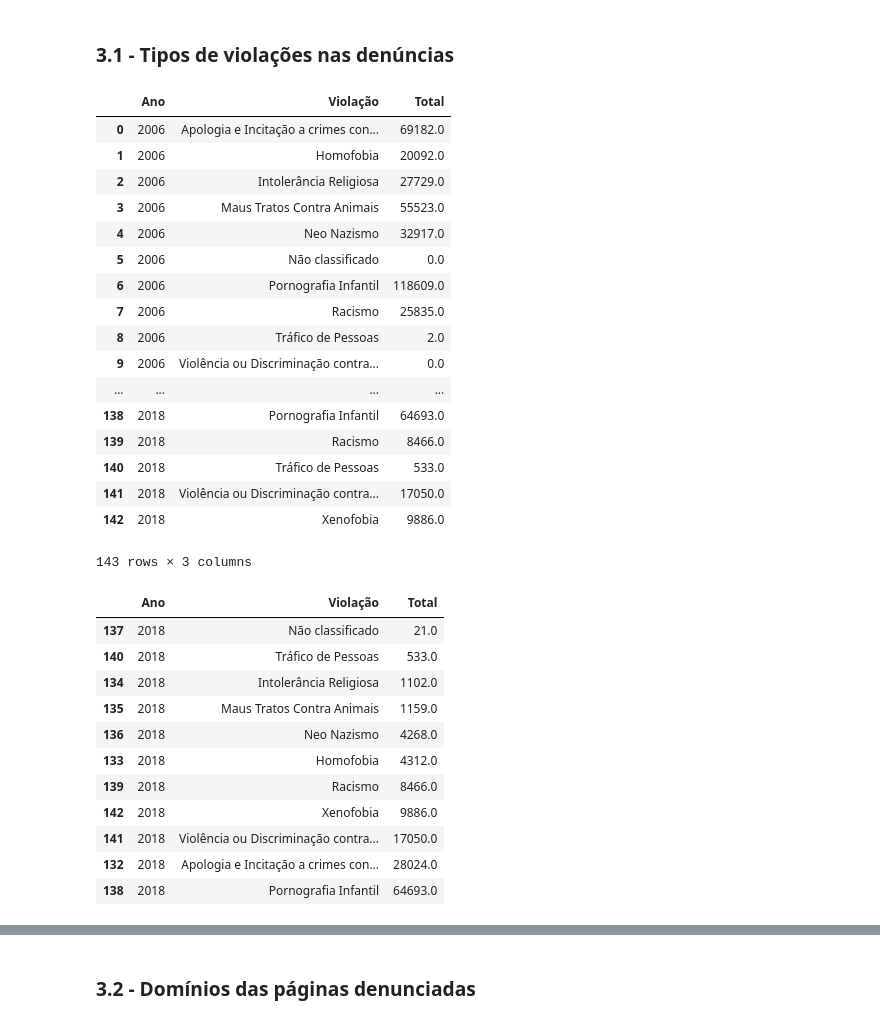
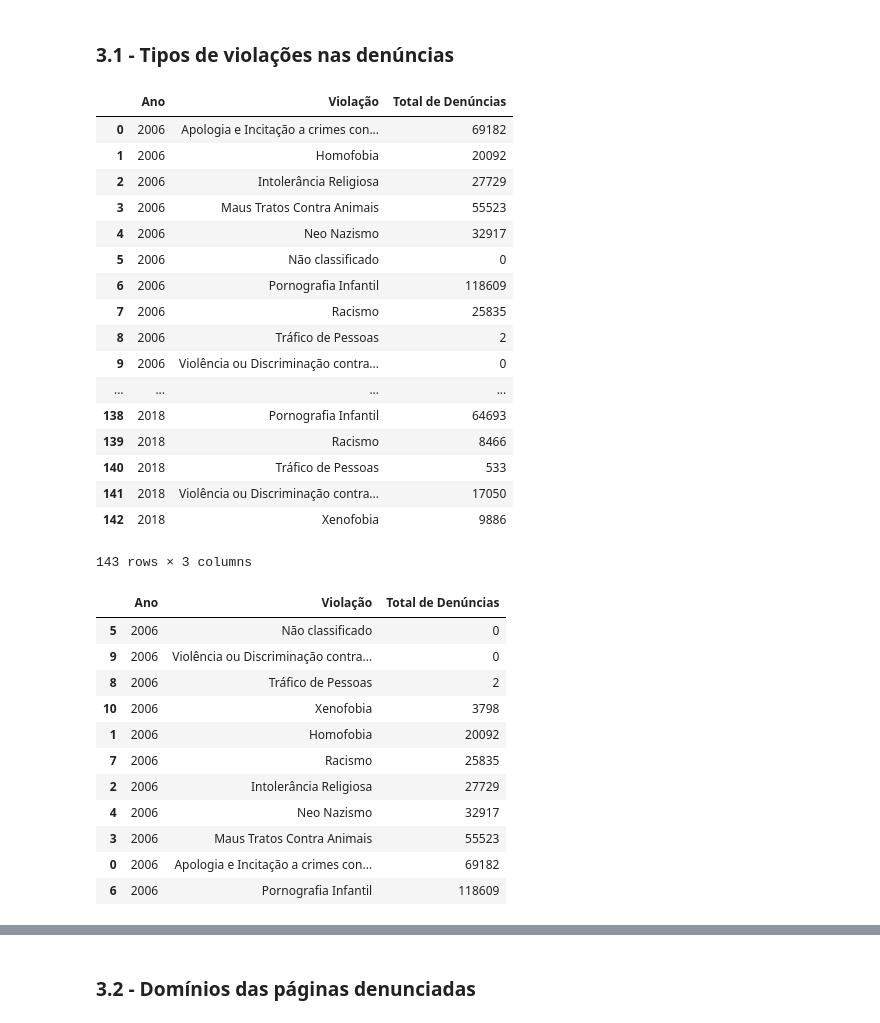
Before and after one commit to DeixeViver/eko-dados, a Jupyter notebook: Notebooks/explorando_indicadores_cnd.ipynb, the cells around one changed output, grey strips where cells are left out. Saved outputs shown, nothing was run; the diff lists cells and outputs as text; code cells hidden in the pictures.

```diff
--- a/Notebooks/explorando_indicadores_cnd.ipynb
+++ b/Notebooks/explorando_indicadores_cnd.ipynb
@@ -84,0 +87,4 @@ dominio.head(5)
+# %%
+violacao.Ano = violacao.Ano.astype(object)
+violacao['Mês Número'] = violacao['Mês Número'].astype(object)
+violacao.dtypes
@@ -87,39 +100,40 @@ dominio.head(5)
 # %% [markdown]
 ### 3.1 - Tipos de violações nas denúncias
 # %%
-violacao_agrupada_ano = violacao[['Total', 'Ano', 'Violação']].groupby(['Ano', 'Violação']).sum().reset_index()
+violacao_agrupada_ano = violacao[['Total de Denúncias', 'Ano', 'Violação']].groupby(['Ano', 'Violação']).sum().reset_index()
 violacao_agrupada_ano
 # %% [output]
-|  | Ano | Violação | Total |
-| 0 | 2006 | Apologia e Incitação a crimes con... | 69182.0 |
-| 1 | 2006 | Homofobia | 20092.0 |
-| 2 | 2006 | Intolerância Religiosa | 27729.0 |
-| 3 | 2006 | Maus Tratos Contra Animais | 55523.0 |
-| 4 | 2006 | Neo Nazismo | 32917.0 |
-| 5 | 2006 | Não classificado | 0.0 |
-| 6 | 2006 | Pornografia Infantil | 118609.0 |
-| 7 | 2006 | Racismo | 25835.0 |
-| 8 | 2006 | Tráfico de Pessoas | 2.0 |
-| 9 | 2006 | Violência ou Discriminação contra... | 0.0 |
+|  | Ano | Violação | Total de Denúncias |
+| 0 | 2006 | Apologia e Incitação a crimes con... | 69182 |
+| 1 | 2006 | Homofobia | 20092 |
+| 2 | 2006 | Intolerância Religiosa | 27729 |
+| 3 | 2006 | Maus Tratos Contra Animais | 55523 |
+| 4 | 2006 | Neo Nazismo | 32917 |
+| 5 | 2006 | Não classificado | 0 |
+| 6 | 2006 | Pornografia Infantil | 118609 |
+| 7 | 2006 | Racismo | 25835 |
+| 8 | 2006 | Tráfico de Pessoas | 2 |
+| 9 | 2006 | Violência ou Discriminação contra... | 0 |
 | ... | ... | ... | ... |
-| 138 | 2018 | Pornografia Infantil | 64693.0 |
-| 139 | 2018 | Racismo | 8466.0 |
-| 140 | 2018 | Tráfico de Pessoas | 533.0 |
-| 141 | 2018 | Violência ou Discriminação contra... | 17050.0 |
-| 142 | 2018 | Xenofobia | 9886.0 |
+| 138 | 2018 | Pornografia Infantil | 64693 |
+| 139 | 2018 | Racismo | 8466 |
+| 140 | 2018 | Tráfico de Pessoas | 533 |
+| 141 | 2018 | Violência ou Discriminação contra... | 17050 |
+| 142 | 2018 | Xenofobia | 9886 |
 143 rows × 3 columns
 # %%
-violacao_agrupada_ano.loc[violacao_agrupada_ano['Ano'] == 2018].sort_values('Total')
+violacao_2018 = violacao_agrupada_ano.loc[violacao_agrupada_ano['Ano'] == 2006].sort_values('Total de Denúncias')
+violacao_2018
 # %% [output]
-|  | Ano | Violação | Total |
-| 137 | 2018 | Não classificado | 21.0 |
-| 140 | 2018 | Tráfico de Pessoas | 533.0 |
-| 134 | 2018 | Intolerância Religiosa | 1102.0 |
-| 135 | 2018 | Maus Tratos Contra Animais | 1159.0 |
-| 136 | 2018 | Neo Nazismo | 4268.0 |
-| 133 | 2018 | Homofobia | 4312.0 |
-| 139 | 2018 | Racismo | 8466.0 |
-| 142 | 2018 | Xenofobia | 9886.0 |
-| 141 | 2018 | Violência ou Discriminação contra... | 17050.0 |
-| 132 | 2018 | Apologia e Incitação a crimes con... | 28024.0 |
-| 138 | 2018 | Pornografia Infantil | 64693.0 |
+|  | Ano | Violação | Total de Denúncias |
+| 5 | 2006 | Não classificado | 0 |
+| 9 | 2006 | Violência ou Discriminação contra... | 0 |
+| 8 | 2006 | Tráfico de Pessoas | 2 |
+| 10 | 2006 | Xenofobia | 3798 |
+| 1 | 2006 | Homofobia | 20092 |
+| 7 | 2006 | Racismo | 25835 |
+| 2 | 2006 | Intolerância Religiosa | 27729 |
+| 4 | 2006 | Neo Nazismo | 32917 |
+| 3 | 2006 | Maus Tratos Contra Animais | 55523 |
+| 0 | 2006 | Apologia e Incitação a crimes con... | 69182 |
+| 6 | 2006 | Pornografia Infantil | 118609 |
```
Also changed, not shown: parts of 15 cells of this notebook.
